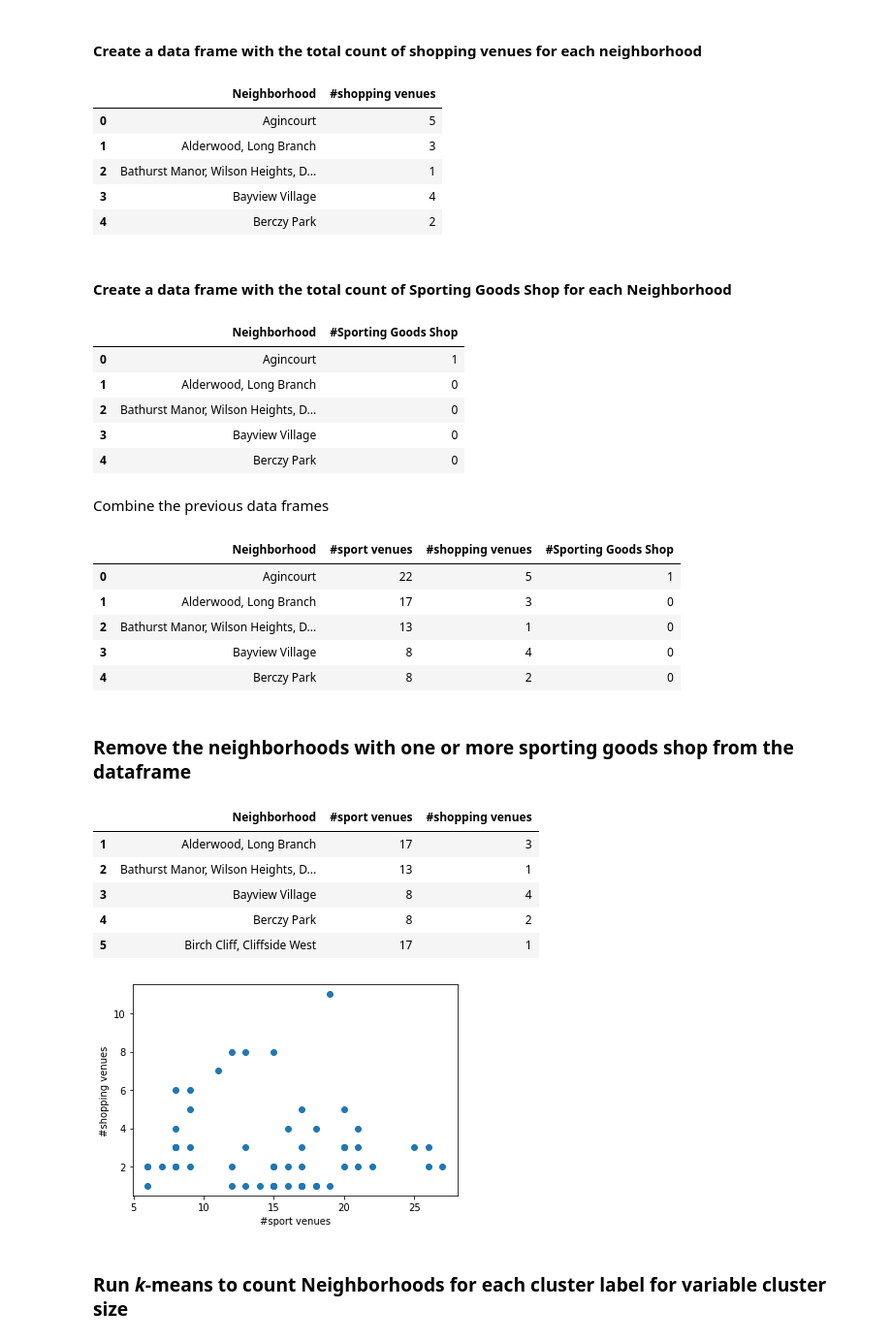
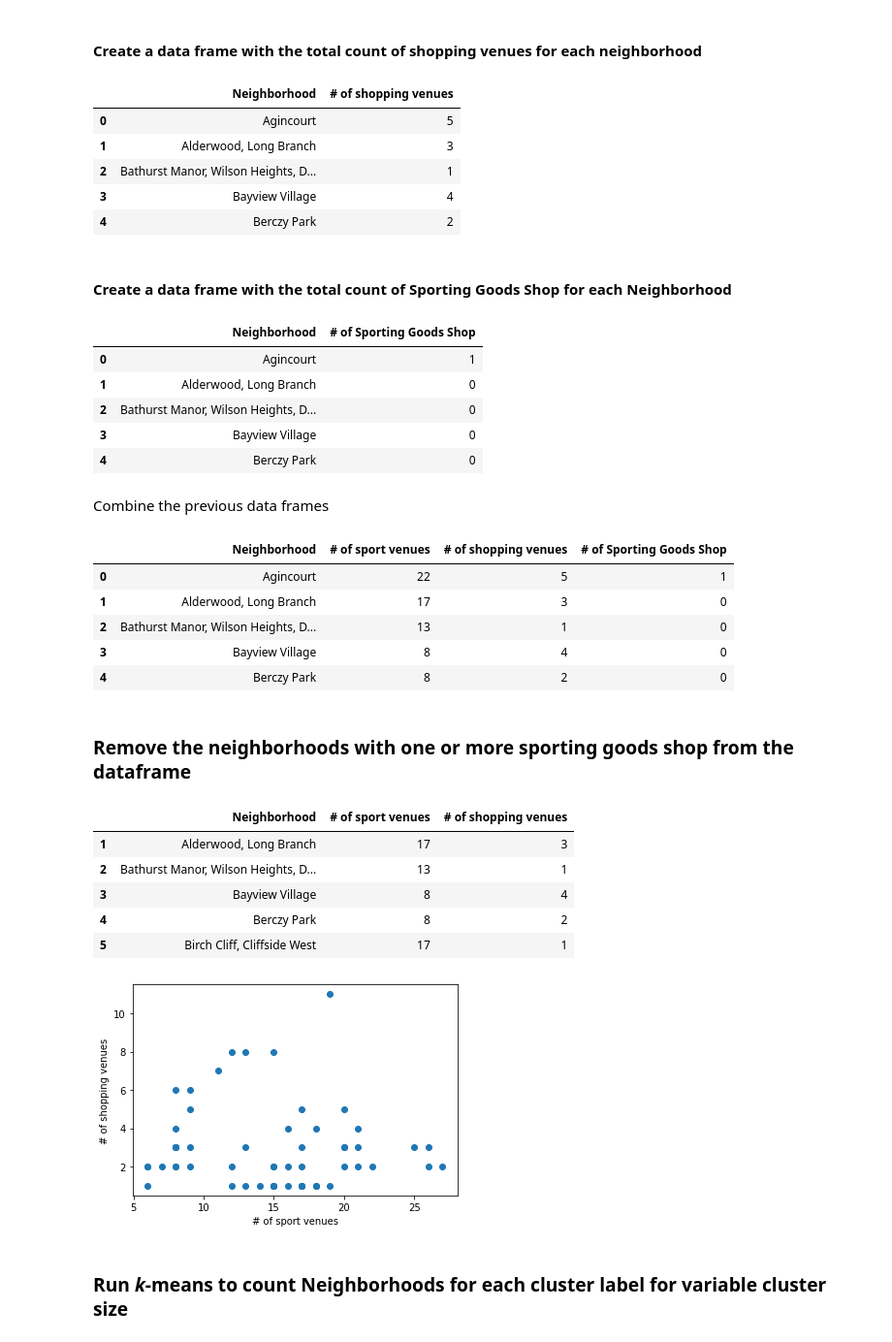
Before and after one commit to mfarshchin/Coursera_Capstone, a Jupyter notebook: Capstone_Final_v6.ipynb, the cells around one changed output. Shown at 97% size. Cells and saved outputs as stored; diff of their text form; code cells hidden in the pictures.

```diff
--- a/Capstone_Final_v6.ipynb
+++ b/Capstone_Final_v6.ipynb
@@ -531,7 +554,7 @@ plt.show();
 # %%
 Toronto_grouped_sport_count= Toronto_onehot_sport.groupby('Neighborhood').sum().reset_index()
 # create a new column which has the sum of all columns for each row
-Toronto_grouped_sport_count['#sport venues']=Toronto_grouped_sport_count.sum(axis=1)
+Toronto_grouped_sport_count['# of sport venues']=Toronto_grouped_sport_count.sum(axis=1)
 # drop all other columns
 Toronto_grouped_sport_count.drop(sport_categories,axis=1,inplace=True)
 Toronto_grouped_sport_count.head()
@@ -547,12 +570,12 @@ Toronto_grouped_sport_count.head()
 # %%
 Toronto_grouped_shop_count= Toronto_onehot_shop[['Neighborhood','Shopping Mall', 'Shopping Plaza']].groupby('Neighborhood').sum().reset_index()
 # create a new column which has the sum of all columns for each row
-Toronto_grouped_shop_count['#shopping venues']=Toronto_grouped_shop_count.sum(axis=1)
+Toronto_grouped_shop_count['# of shopping venues']=Toronto_grouped_shop_count.sum(axis=1)
 # drop all other columns
 Toronto_grouped_shop_count.drop(['Shopping Mall', 'Shopping Plaza'],axis=1,inplace=True)
 Toronto_grouped_shop_count.head()
 # %% [output]
-|  | Neighborhood | #shopping venues |
+|  | Neighborhood | # of shopping venues |
 | 0 | Agincourt | 5 |
 | 1 | Alderwood, Long Branch | 3 |
 | 2 | Bathurst Manor, Wilson Heights, D... | 1 |
@@ -563,10 +586,10 @@ Toronto_grouped_shop_count.head()
 # %%
 Toronto_grouped_SportGoodsShop_count= Toronto_onehot_shop[['Neighborhood','Sporting Goods Shop']].groupby('Neighborhood').sum().reset_index()
 # create a new column which has the sum of all columns for each row
-Toronto_grouped_SportGoodsShop_count.rename({'Sporting Goods Shop':'#Sporting Goods Shop'},axis=1,inplace=True)
+Toronto_grouped_SportGoodsShop_count.rename({'Sporting Goods Shop':'# of Sporting Goods Shop'},axis=1,inplace=True)
 Toronto_grouped_SportGoodsShop_count.head()
 # %% [output]
-|  | Neighborhood | #Sporting Goods Shop |
+|  | Neighborhood | # of Sporting Goods Shop |
 | 0 | Agincourt | 1 |
 | 1 | Alderwood, Long Branch | 0 |
 | 2 | Bathurst Manor, Wilson Heights, D... | 0 |
@@ -579,7 +602,7 @@ Combine the previous data frames
 Toronto_merged_sport_shop=Toronto_grouped_sport_count.merge(Toronto_grouped_shop_count, on='Neighborhood').merge(Toronto_grouped_SportGoodsShop_count, on='Neighborhood')
 Toronto_merged_sport_shop.head()
 # %% [output]
-|  | Neighborhood | #sport venues | #shopping venues | #Sporting Goods Shop |
+|  | Neighborhood | # of sport venues | # of shopping venues | # of Sporting Goods Shop |
 | 0 | Agincourt | 22 | 5 | 1 |
 | 1 | Alderwood, Long Branch | 17 | 3 | 0 |
 | 2 | Bathurst Manor, Wilson Heights, D... | 13 | 1 | 0 |
@@ -588,12 +611,12 @@ Toronto_merged_sport_shop.head()
 # %% [markdown]
 ### Remove the neighborhoods with one or more sporting goods shop from the dataframe
 # %%
-Toronto_merged_sport_shop.drop(Toronto_merged_sport_shop[Toronto_merged_sport_shop['#Sporting Goods Shop']!=0].index,inplace=True)
+Toronto_merged_sport_shop.drop(Toronto_merged_sport_shop[Toronto_merged_sport_shop['# of Sporting Goods Shop']!=0].index,inplace=True)
 # drop the 'Sporting Goods Shop' column
-Toronto_merged_sport_shop.drop('#Sporting Goods Shop',axis=1,inplace=True)
+Toronto_merged_sport_shop.drop('# of Sporting Goods Shop',axis=1,inplace=True)
 Toronto_merged_sport_shop.head()
 # %% [output]
-|  | Neighborhood | #sport venues | #shopping venues |
+|  | Neighborhood | # of sport venues | # of shopping venues |
 | 1 | Alderwood, Long Branch | 17 | 3 |
 | 2 | Bathurst Manor, Wilson Heights, D... | 13 | 1 |
 | 3 | Bayview Village | 8 | 4 |
@@ -601,12 +624,12 @@ Toronto_merged_sport_shop.head()
 | 5 | Birch Cliff, Cliffside West | 17 | 1 |
 # %%
 # visualize the data with a scatter plot
-plt.scatter(x=Toronto_merged_sport_shop['#sport venues'],y=Toronto_merged_sport_shop['#shopping venues'])
-plt.xlabel("#sport venues")
-plt.ylabel("#shopping venues")
+plt.scatter(x=Toronto_merged_sport_shop['# of sport venues'],y=Toronto_merged_sport_shop['# of shopping venues'])
+plt.xlabel("# of sport venues")
+plt.ylabel("# of shopping venues")
 plt.show()
 # %% [output]
-[figure, old version]
+[figure, new version]
 # %% [markdown]
 ### Run *k*-means to count Neighborhoods for each cluster label for variable cluster size
 # %%
```
Also changed, not shown: parts of 15 cells of this notebook, 8 other files.
